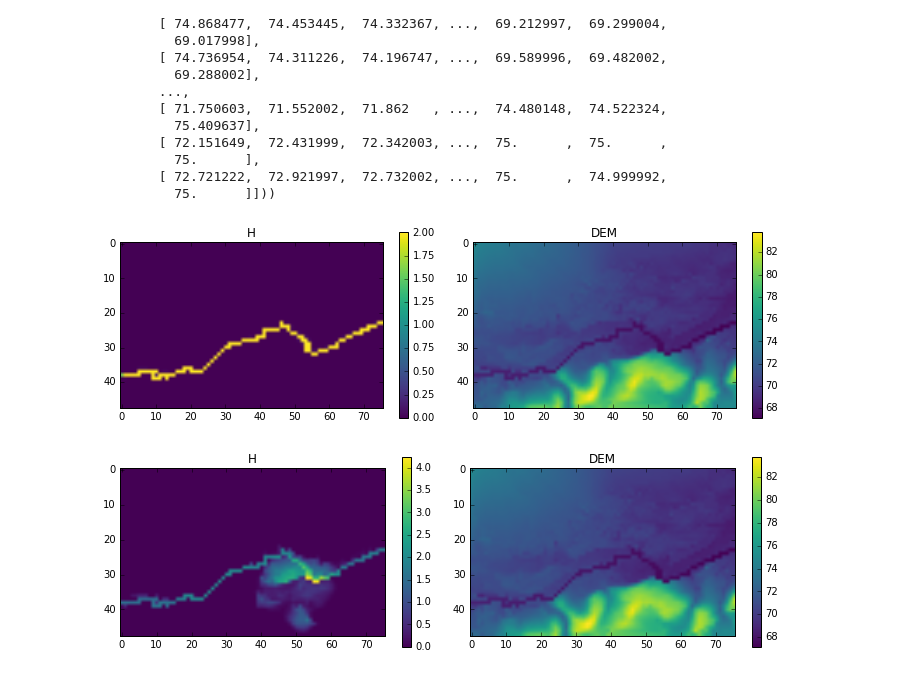
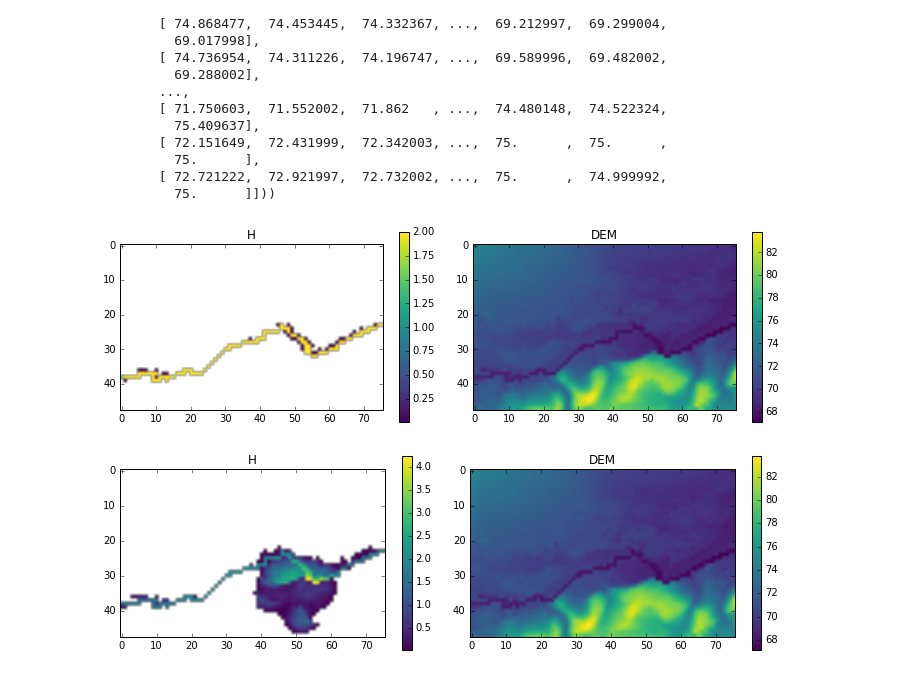
Before and after one commit to openearth/notebooks, a Jupyter notebook: lisflood_interactive.ipynb, the cells around one changed output. Cells and saved outputs as stored; diff of their text form; code cells hidden in the pictures.

```diff
--- a/lisflood_interactive.ipynb
+++ b/lisflood_interactive.ipynb
@@ -64,17 +64,17 @@ H, DEM
 # %%
 # plot the variables
 fig, axes = plt.subplots(1, 2, figsize=(10, 3))
 
-im = axes[0].imshow(H, cmap='viridis')
+im = axes[0].imshow(np.ma.masked_less(H, 0.01), cmap='viridis')
 plt.colorbar(im, ax=axes[0])
 axes[0].set_title('H')
 
 im = axes[1].imshow(DEM, cmap='viridis')
 plt.colorbar(im, ax=axes[1])
 axes[1].set_title('DEM')
 fig.tight_layout()
 # %% [output]
-[figure, old version]
+[figure, new version]
 # %%
 # lots of water, should flow down the hill and flood the area
 model.get_var('H')[30:40,45:55] = 3
@@ -85,7 +85,7 @@ for i in range(100):
 # plot the variables
 fig, axes = plt.subplots(1, 2, figsize=(10, 3))
 
-im = axes[0].imshow(H, cmap='viridis')
+im = axes[0].imshow(np.ma.masked_less(H, 0.01), cmap='viridis')
 plt.colorbar(im, ax=axes[0])
 axes[0].set_title('H')
 
@@ -94,4 +94,4 @@ plt.colorbar(im, ax=axes[1])
 axes[1].set_title('DEM')
 fig.tight_layout()
 # %% [output]
-[figure, old version]
+[figure, new version]
```
Also changed, not shown: parts of 2 cells of this notebook.
